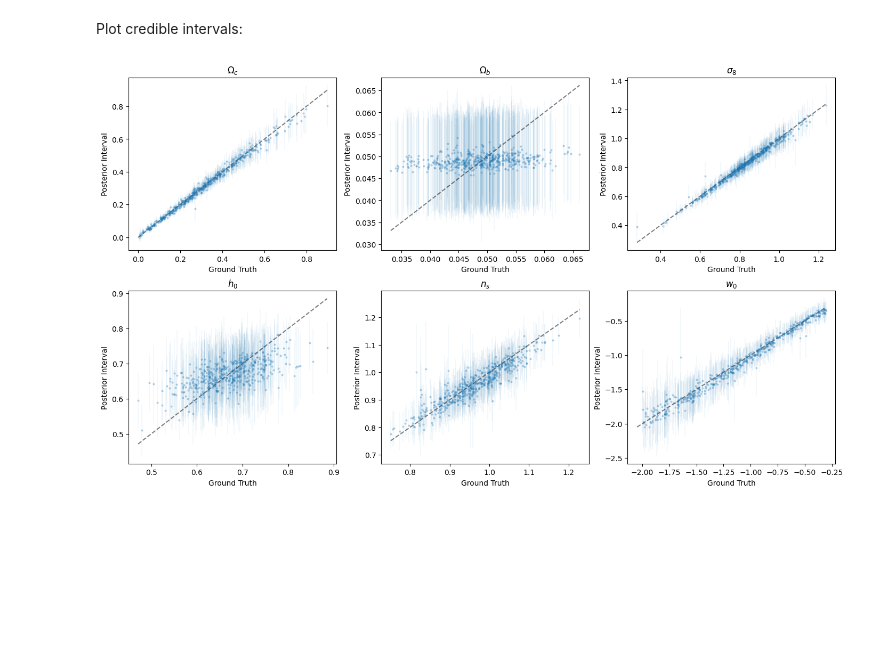
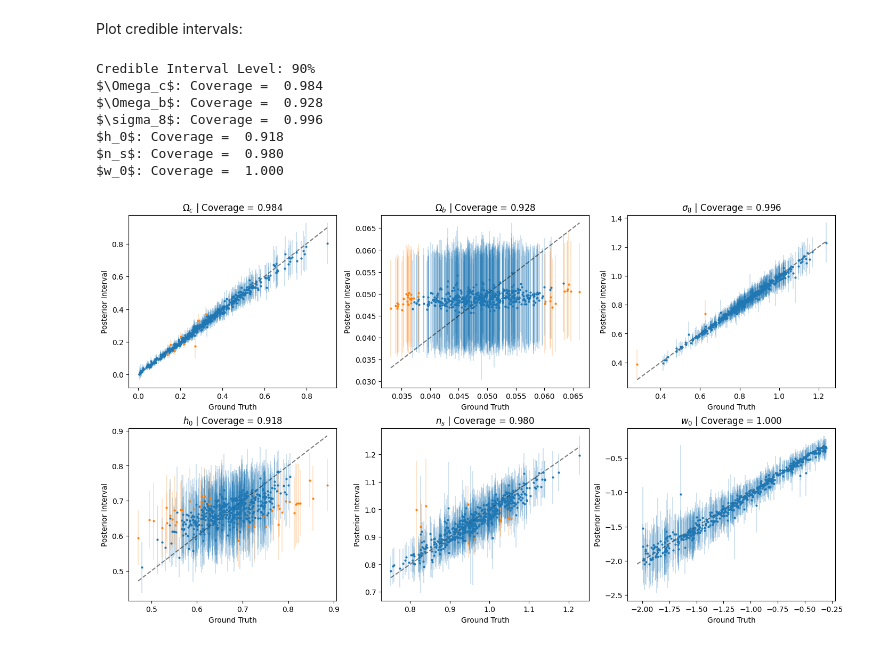
Before and after one commit to prob-ml/blissWL, a Jupyter notebook: maps_to_cosmology/notebooks/results.ipynb, the cells around one changed output. Cells and saved outputs as stored; diff of their text form; code cells hidden in the pictures; blank space fills up the shorter version.

Commit message:
Compute Coverage & Standardize Parameters

```diff
--- a/maps_to_cosmology/notebooks/results.ipynb
+++ b/maps_to_cosmology/notebooks/results.ipynb
@@ -187,38 +187,63 @@ rng = np.random.default_rng(42)
 mu   = posterior_means.detach().cpu().numpy()     # [N,6]
 sig  = posterior_stdevs.detach().cpu().numpy()    # [N,6]
 true = true_params.detach().cpu().numpy()         # [N,6]
 
 N = true.shape[0]
 idx = rng.choice(N, size=min(n_plot, N), replace=False)
 
 fig, axes = plt.subplots(2, 3, figsize=(14, 8), constrained_layout=True)
 axes = axes.ravel()
 
-for j in range(6):
-    ax = axes[j]
+print(f"Credible Interval Level: 90%")
+coverages = []
+for j, name in enumerate(param_names):
     x = true[idx, j]
     y = mu[idx, j]
     yerr = z * sig[idx, j]
+    lower = y - yerr
+    upper = y + yerr
+    covered = (x >= lower) & (x <= upper)
+    cov = covered.mean()
+    coverages.append(cov)
+    print(f"{name}: Coverage = {cov: .3f}")
+
+    ax = axes[j]
+    ax.errorbar(
+        x[covered], y[covered],
+        yerr=yerr[covered],
+        fmt="o",
+        markersize=2,
+        alpha=1,
+        linewidth=0.3,
+        capsize=0,
+    )
 
     ax.errorbar(
-        x, y,
-        yerr=yerr,
+        x[~covered], y[~covered],
+        yerr=yerr[~covered],
         fmt="o",
         markersize=2,
-        alpha=0.25,
+        alpha=1,
         linewidth=0.3,
-        capsize=0
+        capsize=0,
     )
 
     # y=x diagonal
     lo = min(x.min(), y.min())
     hi = max(x.max(), y.max())
     ax.plot([lo, hi], [lo, hi], "k--", alpha=0.5)
 
     ax.set_xlabel("Ground Truth")
     ax.set_ylabel("Posterior Interval")
-    ax.set_title(param_names[j])
+    ax.set_title(f"{name} | Coverage = {coverages[j]:.3f}")
 
 plt.show()
 # %% [output]
+Credible Interval Level: 90%
+$\Omega_c$: Coverage =  0.984
+$\Omega_b$: Coverage =  0.928
+$\sigma_8$: Coverage =  0.996
+$h_0$: Coverage =  0.918
+$n_s$: Coverage =  0.980
+$w_0$: Coverage =  1.000
-[figure, old version]
+[figure, new version]
```
Also changed, not shown: 3 other files.
